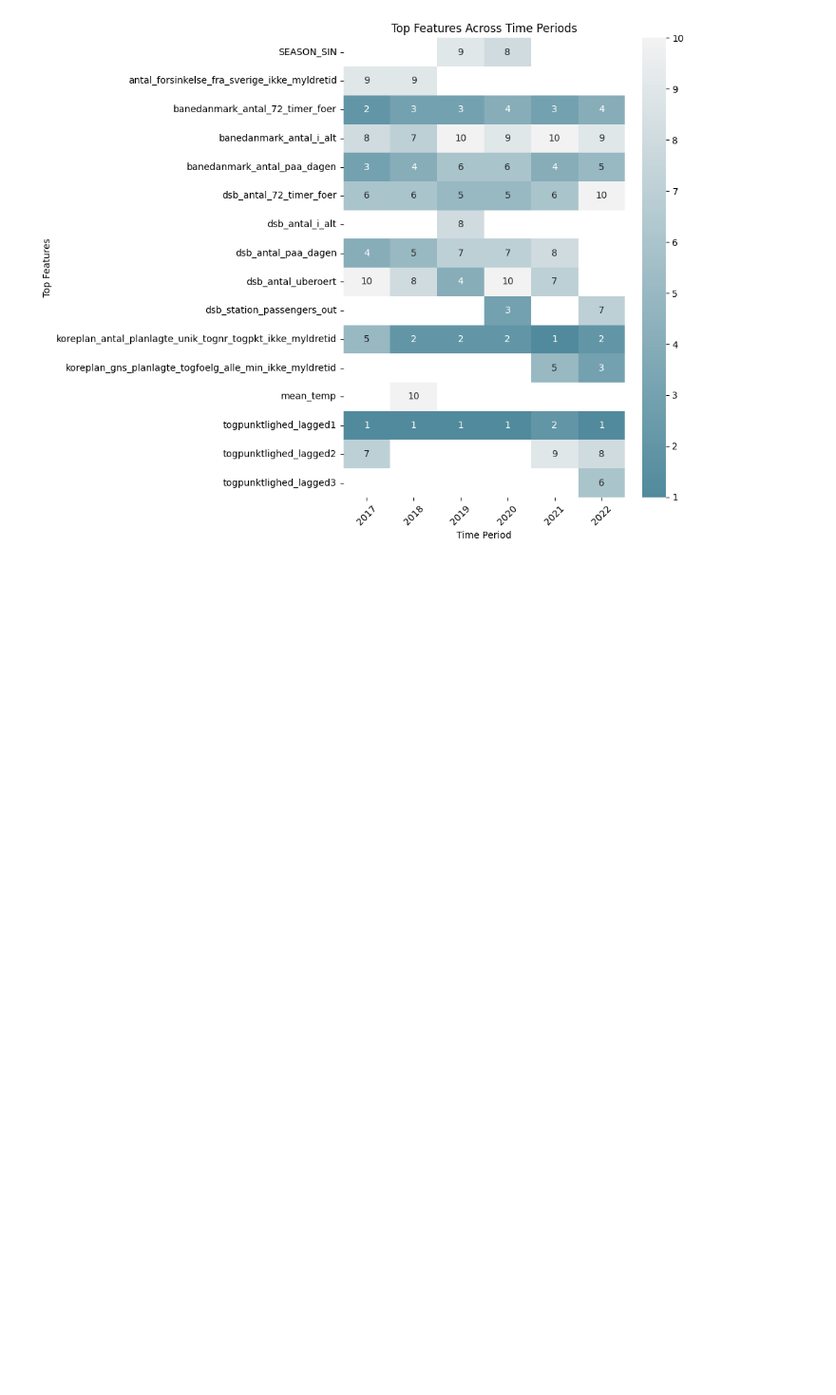
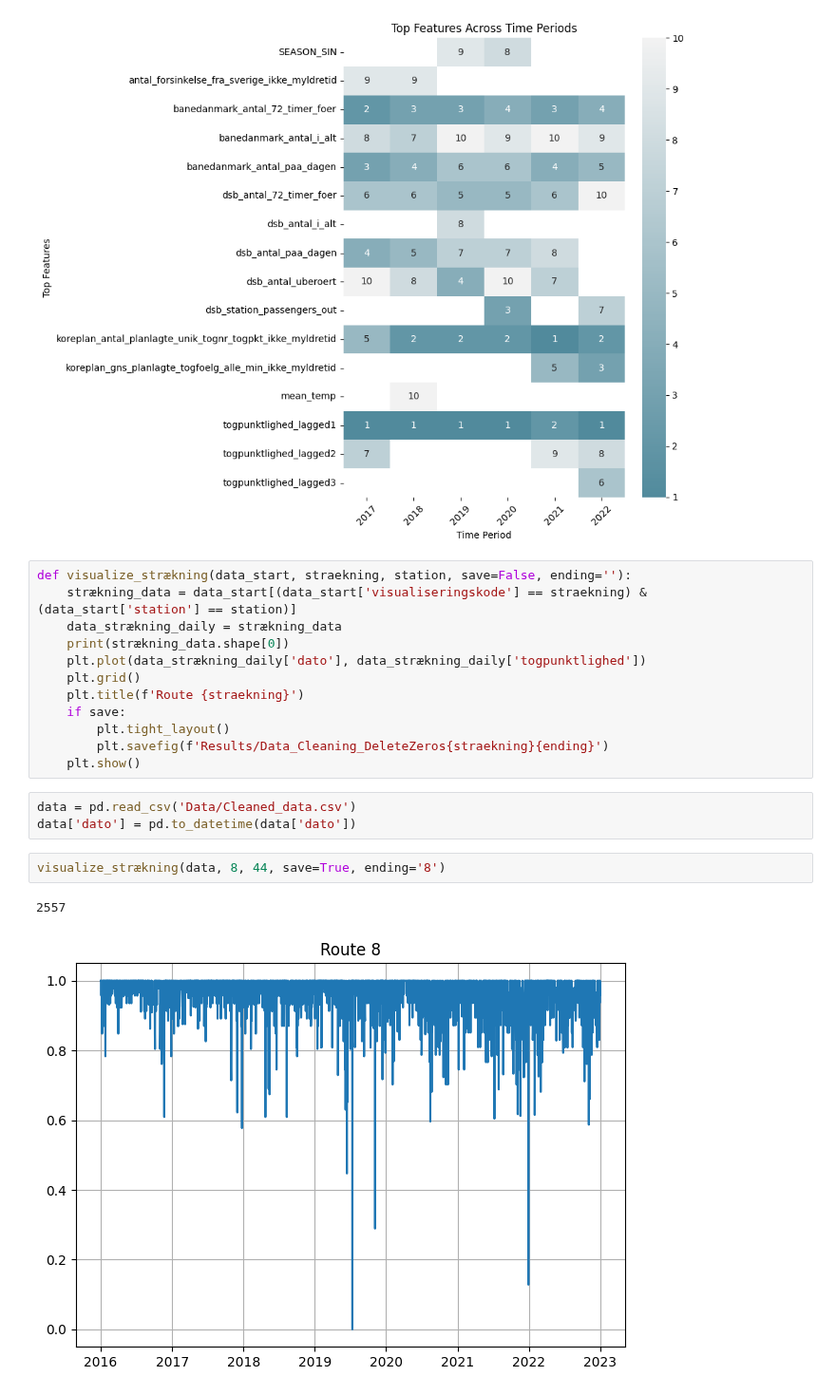
Before and after one commit to clarachristiansen/Bachelor_project, a Jupyter notebook: Visualize_CV_shifted.ipynb, the cells around one changed output. Shown at 95% size. Drawn from its saved outputs; the diff is of its cells as text; blank space fills up the shorter version.

```diff
--- a/Visualize_CV_shifted.ipynb
+++ b/Visualize_CV_shifted.ipynb
@@ -1072,3 +1061,23 @@ array([[0.        , 0.        , 0.00995562, ..., 0.00040824, 0.00043762,
 FI_Cleaned_lagged_XGBoost.plot_consistency()
 # %% [output]
 [figure]
+# %%
+def visualize_strækning(data_start, straekning, station, save=False, ending=''):
+    strækning_data = data_start[(data_start['visualiseringskode'] == straekning) & (data_start['station'] == station)]
+    data_strækning_daily = strækning_data
+    print(strækning_data.shape[0])
+    plt.plot(data_strækning_daily['dato'], data_strækning_daily['togpunktlighed'])
+    plt.grid()
+    plt.title(f'Route {straekning}')
+    if save:
+        plt.tight_layout()
+        plt.savefig(f'Results/Data_Cleaning_DeleteZeros{straekning}{ending}')
+    plt.show()
+# %%
+data = pd.read_csv('Data/Cleaned_data.csv')
+data['dato'] = pd.to_datetime(data['dato'])
+# %%
+visualize_strækning(data, 8, 44, save=True, ending='8')
+# %% [output]
+2557
+[figure, added]
```
Also changed, not shown: parts of 8 cells of this notebook.
